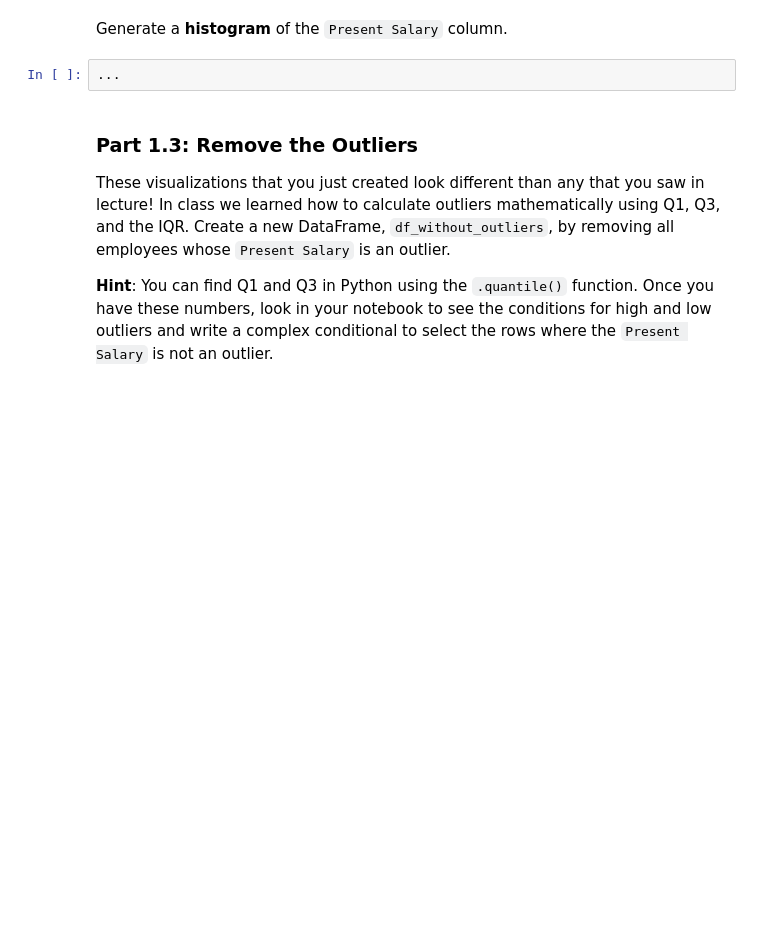
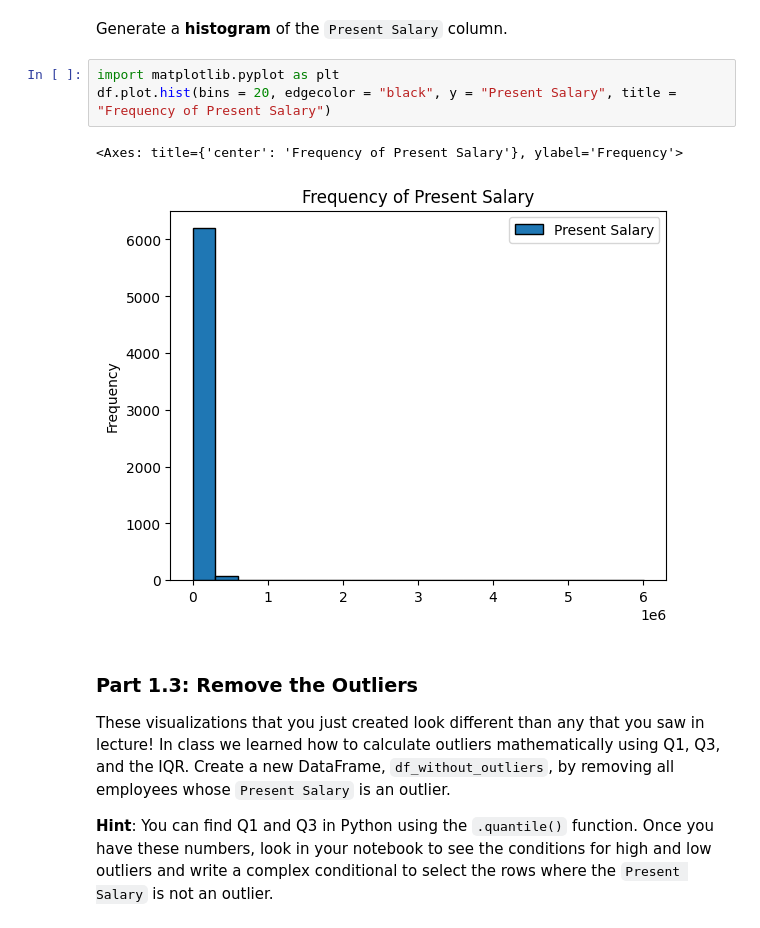
Before and after one commit to JoshuaMorales1245/Personal-Projects, a Jupyter notebook: lab_plots/lab_plots.ipynb, the cells around one changed output. Cells and saved outputs as stored; diff of their text form; blank space fills up the shorter version.

```diff
--- a/lab_plots/lab_plots.ipynb
+++ b/lab_plots/lab_plots.ipynb
@@ -142,7 +179,11 @@ Generate a **boxplot** of the `Present Salary` column.
 # %% [markdown]
 Generate a **histogram** of the `Present Salary` column.
-# %%
-...
+# %%
+import matplotlib.pyplot as plt
+df.plot.hist(bins = 20, edgecolor = "black", y = "Present Salary", title = "Frequency of Present Salary")
+# %% [output]
+<Axes: title={'center': 'Frequency of Present Salary'}, ylabel='Frequency'>
+[figure, added]
 # %% [markdown]
 ###  Part 1.3: Remove the Outliers
 
```
Also changed, not shown: parts of 70 cells of this notebook, 1 other file.
